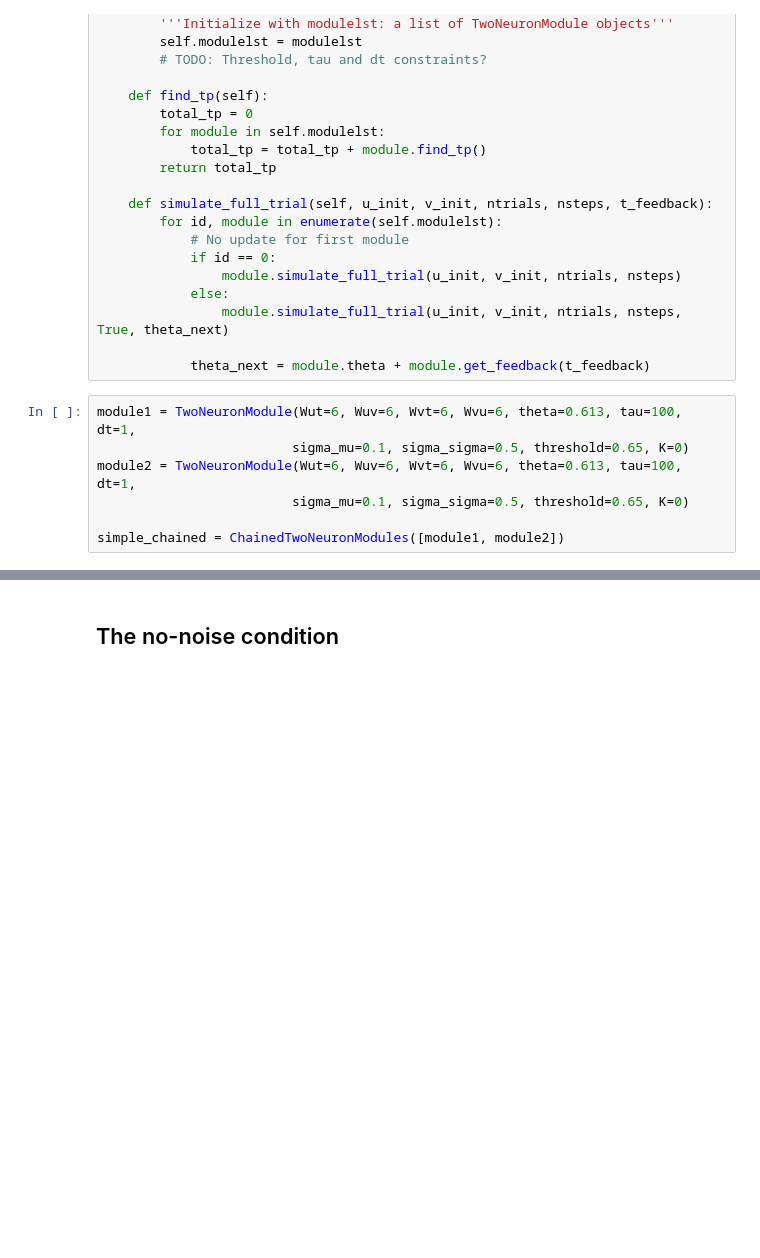
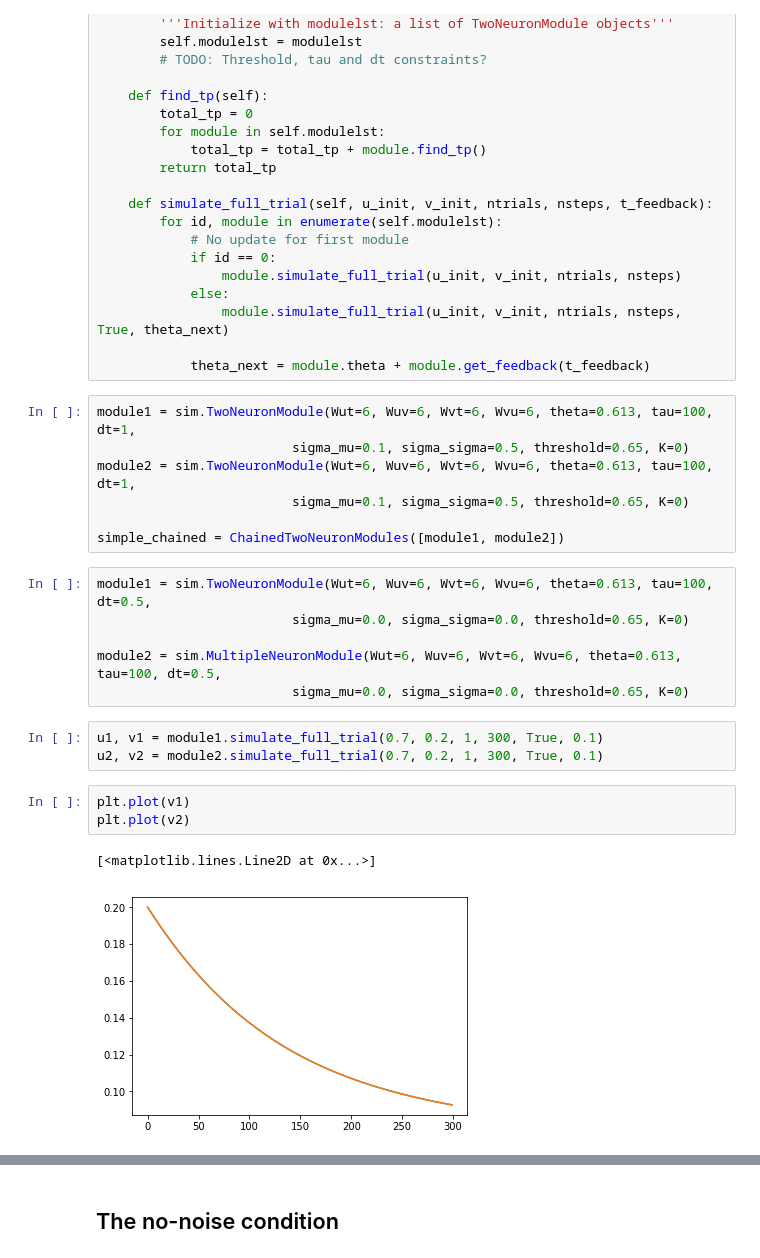
Before and after one commit to nhat-le/Noisy-Mutual-Inhibition, a Jupyter notebook: two_neuron_cascade.ipynb, the cells around one changed output, grey strips where cells are left out. Saved outputs shown, nothing was run; the diff lists cells and outputs as text; blank space fills up the shorter version.

```diff
--- a/two_neuron_cascade.ipynb
+++ b/two_neuron_cascade.ipynb
@@ -123,9 +171,24 @@ class ChainedTwoNeuronModules:
 
             theta_next = module.theta + module.get_feedback(t_feedback)
 # %%
-module1 = TwoNeuronModule(Wut=6, Wuv=6, Wvt=6, Wvu=6, theta=0.613, tau=100, dt=1,
+module1 = sim.TwoNeuronModule(Wut=6, Wuv=6, Wvt=6, Wvu=6, theta=0.613, tau=100, dt=1,
                          sigma_mu=0.1, sigma_sigma=0.5, threshold=0.65, K=0)
-module2 = TwoNeuronModule(Wut=6, Wuv=6, Wvt=6, Wvu=6, theta=0.613, tau=100, dt=1,
+module2 = sim.TwoNeuronModule(Wut=6, Wuv=6, Wvt=6, Wvu=6, theta=0.613, tau=100, dt=1,
                          sigma_mu=0.1, sigma_sigma=0.5, threshold=0.65, K=0)
 
 simple_chained = ChainedTwoNeuronModules([module1, module2])
+# %%
+module1 = sim.TwoNeuronModule(Wut=6, Wuv=6, Wvt=6, Wvu=6, theta=0.613, tau=100, dt=0.5,
+                         sigma_mu=0.0, sigma_sigma=0.0, threshold=0.65, K=0)
+
+module2 = sim.MultipleNeuronModule(Wut=6, Wuv=6, Wvt=6, Wvu=6, theta=0.613, tau=100, dt=0.5,
+                         sigma_mu=0.0, sigma_sigma=0.0, threshold=0.65, K=0)
+# %%
+u1, v1 = module1.simulate_full_trial(0.7, 0.2, 1, 300, True, 0.1)
+u2, v2 = module2.simulate_full_trial(0.7, 0.2, 1, 300, True, 0.1)
+# %%
+plt.plot(v1)
+plt.plot(v2)
+# %% [output]
+[<matplotlib.lines.Line2D at 0x...>]
+[figure, added]
```
Also changed, not shown: parts of 44 cells of this notebook, 1 other file.
